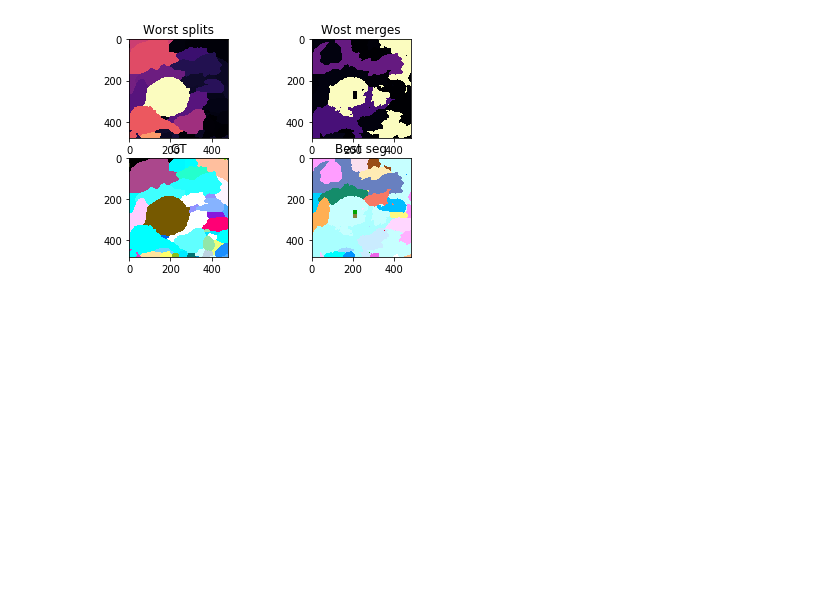
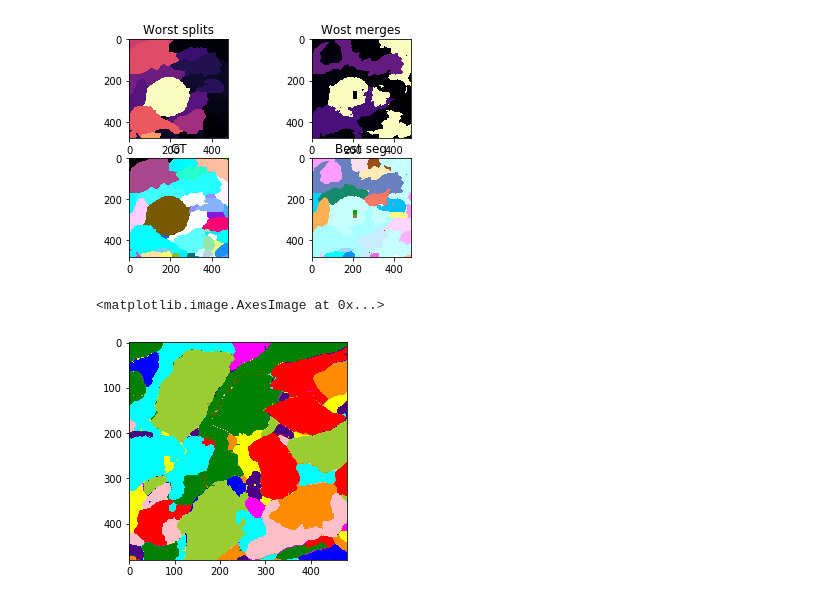
Before and after one commit to JohnnyTeutonic/view_all, a Jupyter notebook: compact_notebook.ipynb, the cells around one changed output. Cells and saved outputs as stored; diff of their text form; code cells hidden in the pictures; blank space fills up the shorter version.

```diff
--- a/compact_notebook.ipynb
+++ b/compact_notebook.ipynb
@@ -92,3 +90,11 @@ pool = mp.Pool(4)
+# %%
+from skimage.color import label2rgb
+joint_seg = join_segmentations(best_seg, gt_raw_testing)
+color = label2rgb(joint_seg,image_alpha=0.5)
+plt.imshow(color[0])
+# %% [output]
+<matplotlib.image.AxesImage at 0x...>
+[figure, added]
 # %%
 %lprun -f learn_gala learn_gala()
 # %%
```
Also changed, not shown: parts of 4 cells of this notebook, 1 other file.
